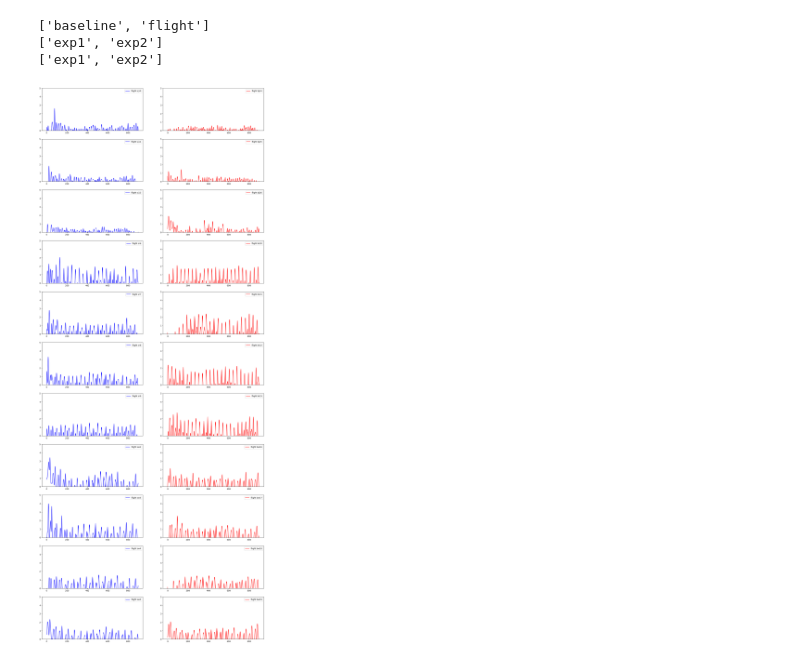
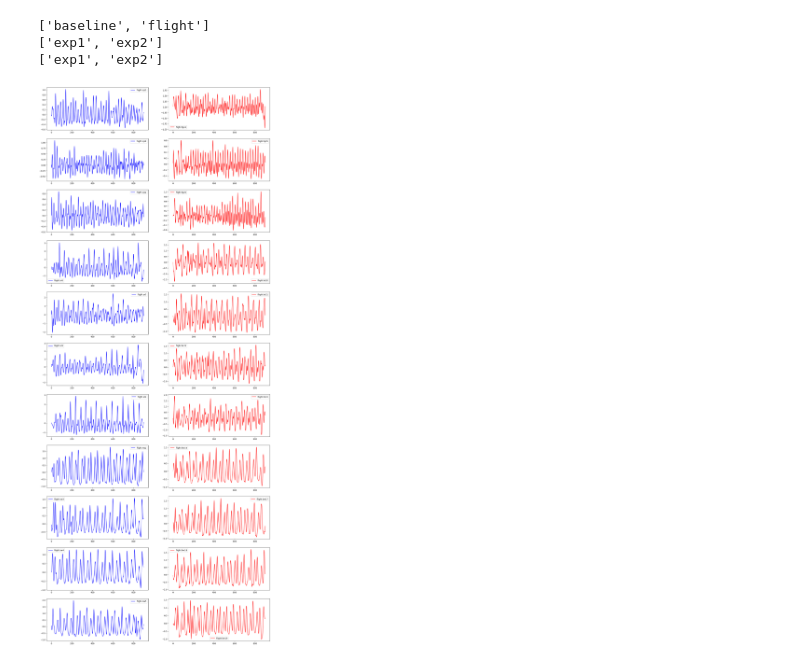
Before and after one commit to mcrooks83/ESA_85th_pbf_campaign_os, a Jupyter notebook: data_preparation/3. data validation.ipynb, the cells around one changed output. Drawn from its saved outputs; the diff is of its cells as text; code cells hidden in the pictures.

```diff
--- a/data_preparation/3. data validation.ipynb
+++ b/data_preparation/3. data validation.ipynb
@@ -91,42 +91,42 @@ def filter_signal(b, a, signal, filter):
     elif(filter=="sos"):
         return sosfiltfilt(sos, signal)
 
-exp = 2
+exp = 1
 env = "flight"
 g = 9.80665
 
 sampling_rate = 60
-lc_off = 0.1
+lc_off = 0.5
 hc_off = 6
 filter_order = 5
 filter_type = "bandpass"
 
 b,a = build_filter((lc_off, hc_off), sampling_rate, filter_type, filter_order)
 
 l_r = 1 # 0 left 1 right
 fig, ax = plt.subplots(11,2, figsize=(20, 50))
 
 for idx, d in enumerate(data[env][f"exp{str(exp)}"]["shoes"]):
     x = data[env][f"exp{str(exp)}"]["shoes"][d][l_r]["Acc_X"].to_numpy()/ g
     y = data[env][f"exp{str(exp)}"]["shoes"][d][l_r]["Acc_Y"].to_numpy()/ g
     z = data[env][f"exp{str(exp)}"]["shoes"][d][l_r]["Acc_Z"].to_numpy()/ g
     mag = vector_magnitude(x,y,z)
     mag = filter_signal(b,a, mag, "filtfilt")
 
     #ax[idx][0].plot(data[env][f"exp{str(exp)}"]["shoes"][d][1][direction] / g, label=d, color="blue")
     ax[idx][0].plot(mag, color="blue", label=f"{env} {d}")
     ax[idx][0].legend()
-    ax[idx][0].set_ylim(0,5)
+    #ax[idx][0].set_ylim(0,5)
 
 for idx, d in enumerate(data[env][f"exp{str(exp)}"]["barefoot"]):
     x = data[env][f"exp{str(exp)}"]["barefoot"][d][l_r]["Acc_X"].to_numpy()/ g
     y = data[env][f"exp{str(exp)}"]["barefoot"][d][l_r]["Acc_Y"].to_numpy()/ g
     z = data[env][f"exp{str(exp)}"]["barefoot"][d][l_r]["Acc_Z"].to_numpy()/ g
     mag = vector_magnitude(x,y,z)
     mag = filter_signal(b,a, mag, "filtfilt")
     #ax[idx][1].plot(data[env][f"exp{str(exp)}"]["barefoot"][d][1][direction] / g, label=d, color="orange")
     ax[idx][1].plot(mag, color="red", label=f"{env} {d}")
     ax[idx][1].legend()
-    ax[idx][1].set_ylim(0,5)
+    #ax[idx][1].set_ylim(0,5)
 # %% [output]
-[figure, old version]
+[figure, new version]
```
Also changed, not shown: 3 other files.
